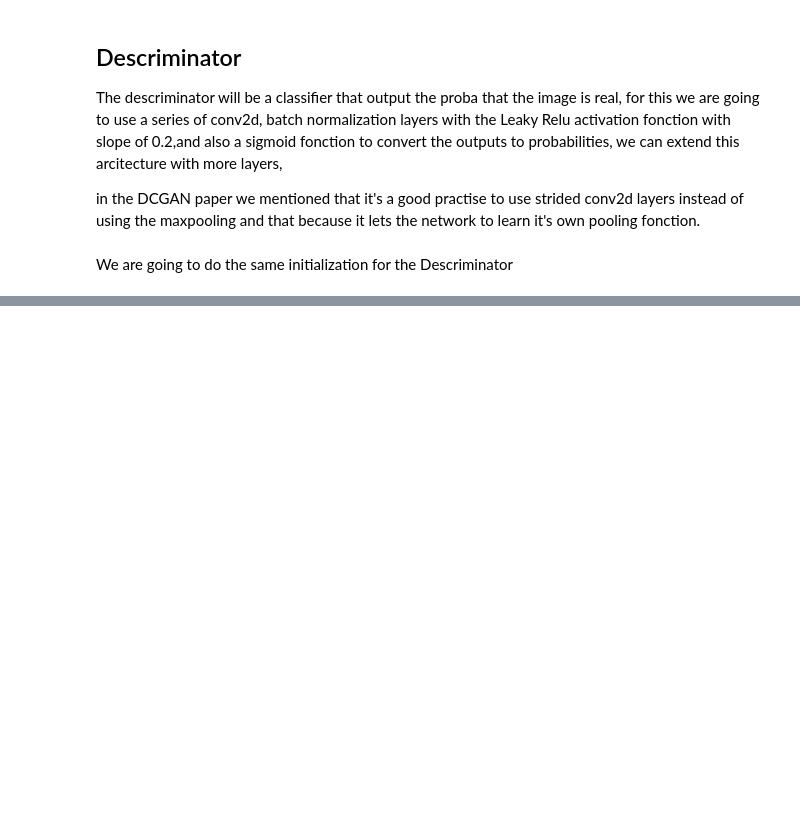
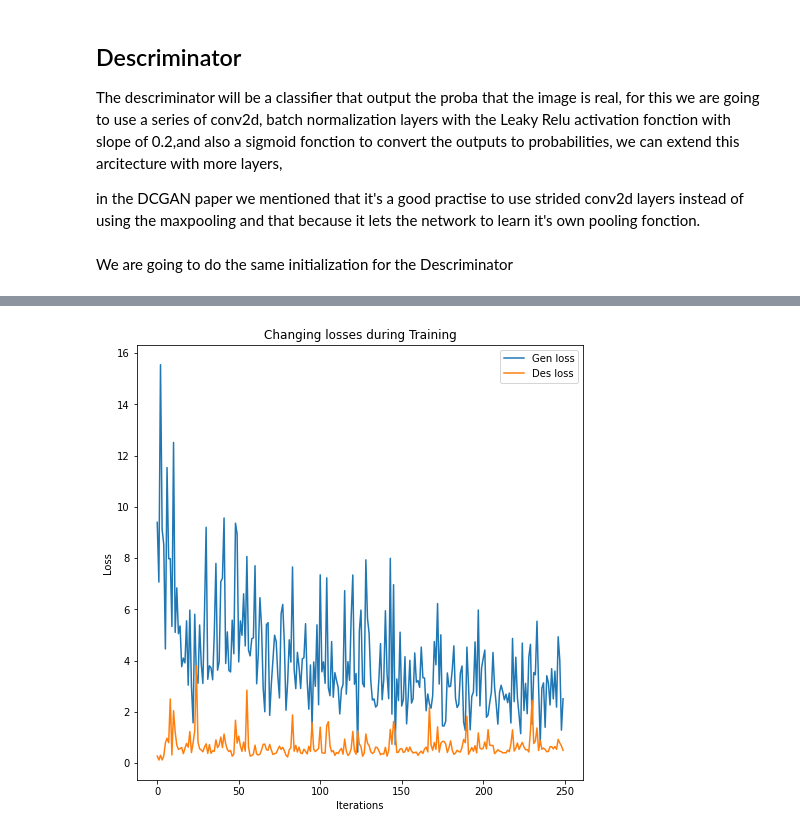
Before and after one commit to akramou01-dev/DCGAN_on_CELEBA, a Jupyter notebook: dcgan-celeba-dataset.ipynb, the cells around one changed output, grey strips where cells are left out. Cells and saved outputs as stored; diff of their text form; code cells hidden in the pictures; blank space fills up the shorter version.

```diff
--- a/dcgan-celeba-dataset.ipynb
+++ b/dcgan-celeba-dataset.ipynb
@@ -220,0 +371,27 @@ Descriminator(
+# %%
+# now we define the training fonction
+def train(dl,epochs= 20):
+    fake_images , d_losses,g_losses, real_scores, fake_scores = [] , [] , [] , [] , []
+
+    for epoch in range(1,epochs+1):
+        for i , (images,_) in enumerate(dl):
+            # creating the label var
+            batch_size = images.size(0)
+            label = th.full((batch_size,),1,dtype=th.float,device=device)
+            images = images.to(device)
+            loss_d , real_score , fake_score = train_des(images,label)
+            loss_g , D_G_Z = train_gen(label)
+
+
+            if i % (len(dl)//4) == 0:
+                d_losses.append(loss_d.item())
+                g_losses.append(loss_g.item())
+                real_scores.append(real_score)
+                fake_scores.append(fake_score)
+                print(f"[{epoch}/{epochs}] , {i}/{len(dl)} , loss_g = {round(loss_g.item(),3)} , loss_d = {round(loss_d.item(),3)} , D(x) = {round(real_score,3)} D(G(z)) = {round(fake_score,3)} ")
+                with th.no_grad():
+                    print(f"Saving image for iteration {i} in epoch {epoch}")
+                    fake = Gen(latent_vector).detach().cpu()
+                fake_images.append(vutils.make_grid(fake, padding=2, normalize=True))
+
+    return fake_images , d_losses,g_losses, real_score, fake_score
@@ -220,0 +419,3 @@ Descriminator(
+# %%
+EPOCHS = 200
+fake_images , d_losses,g_losses, real_score, fake_score =  train(dl,EPOCHS)
@@ -220,0 +448,11 @@ Descriminator(
+# %%
+plt.figure(figsize=(8,8))
+plt.title("Changing losses during Training")
+plt.plot(g_losses, label="Gen loss")
+plt.plot(d_losses, label="Des loss")
+plt.xlabel("Iterations")
+plt.ylabel("Loss")
+plt.legend()
+plt.show()
+# %% [output]
+[figure, added]
```
Also changed, not shown: parts of 23 cells of this notebook.
